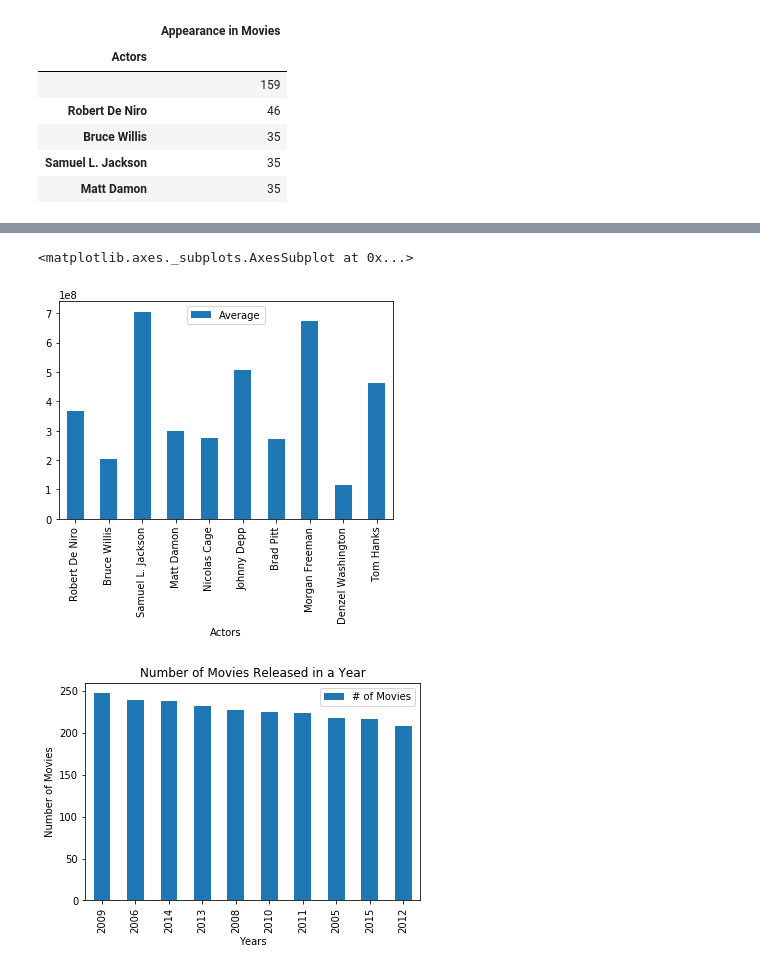
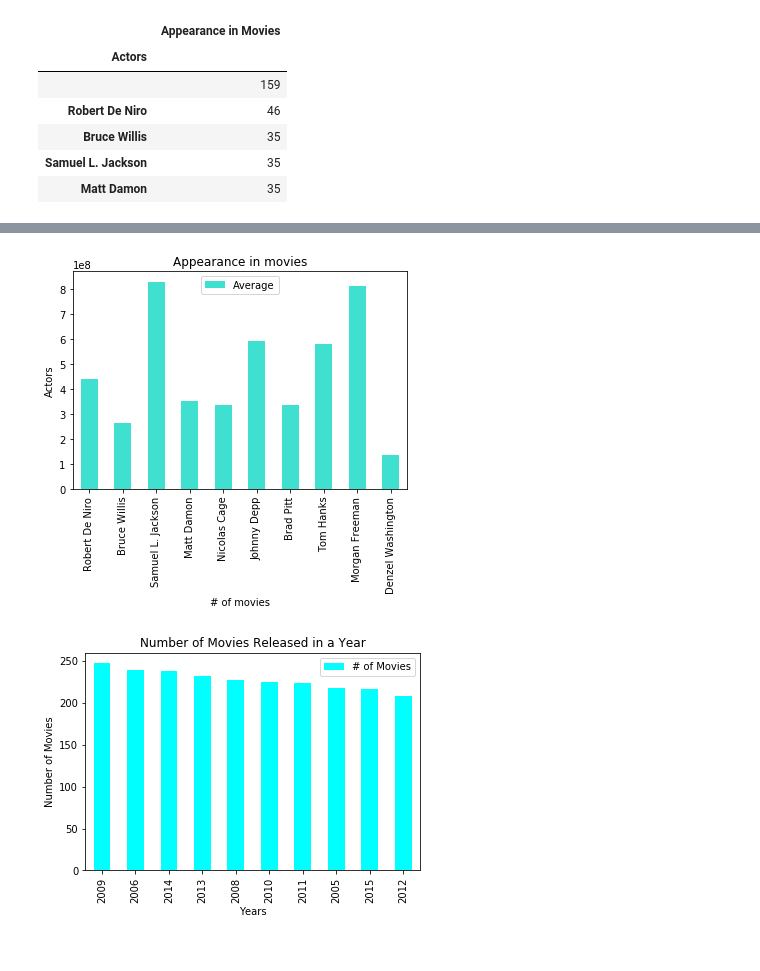
Before and after one commit to m-zurita/Project-1, a Jupyter notebook: Proyecto.ipynb, the cells around one changed output, grey strips where cells are left out. Drawn from its saved outputs; the diff is of its cells as text; code cells hidden in the pictures.

```diff
--- a/Proyecto.ipynb
+++ b/Proyecto.ipynb
@@ -4,7 +4,7 @@ import pandas as pd
 import matplotlib.pyplot as plt
 import json
 # %%
-Inflation = pd.read_csv(“./Resources/Inflation_Factors.csv”)
+Inflation = pd.read_csv('./Resources/Inflation_Factors.csv')
 Inflation_DF = pd.DataFrame(Inflation)
 # %%
 # Read the csv
@@ -321,9 +329,9 @@ cut_df3.head()
 # %%
 # Rename columns
-Renamed_Movies_df = cut_df.rename(columns = {'budget':'Budget',
+Renamed_Movies_df = cut_df3.rename(columns = {'New Budget':'Budget',
                                             'original_language':'Language',
                                             'release_date':'Release Date',
-                                            'revenue':'Revenue',
+                                            'New Revenue':'Revenue',
                                             'runtime':'Runtime',
                                             'title':'Title',
                                             'vote_average':'Rating',
@@ -608,39 +608,41 @@ actor_info
 graph_actor=actor_info.dropna(how="any")
 graph_actor=graph_actor.iloc[1:]
 # %%
-(pd.DataFrame(graph_actor['Average']).head(10).plot.bar())
+(pd.DataFrame(graph_actor['Average']).head(10).plot(kind='bar', color ='turquoise'))
+plt.xlabel('# of movies')
+plt.ylabel('Actors')
+plt.title('Appearance in movies')
+plt.savefig('')
 # %% [output]
-<matplotlib.axes._subplots.AxesSubplot at 0x...>
-[figure, old version]
+[figure, new version]
 # %%
 dfcalc = organized_movies_df
 # %%
 # Split the column “Release Date” just to keep the year instead the whole date (yyyy/mm/dd)
 new = dfcalc['Release Date'].str.split('-', n = 2, expand = True)
 new
 # Replace the new date (only year) for the old one
 dfcalc['Release Date'] = new[0]
 dfcalc
 #Transform to DataFrame
-(pd.DataFrame(dfcalc['Release Date']
+(pd.DataFrame(dfcalc['Release Date'].sort_values(ascending = True)
 #count how many values per year we have
 .value_counts())
 #reset the index
 .reset_index()
 #rename columns
 .rename(columns={'index':'year','Release Date': '# of Movies'})
 #set “year” as index
 .set_index('year')
 #Show the first ten positions
 .head(10)
 #Create a plot bar
-.plot
-.bar()
+.plot(kind='bar',color='cyan')
 )
 # Give format to the graph
 plt.xlabel('Years')
 plt.ylabel('Number of Movies')
 plt.title('Number of Movies Released in a Year')
 plt.savefig('')
 # %% [output]
-[figure, old version]
+[figure, new version]
```
Also changed, not shown: parts of 28 cells of this notebook.
